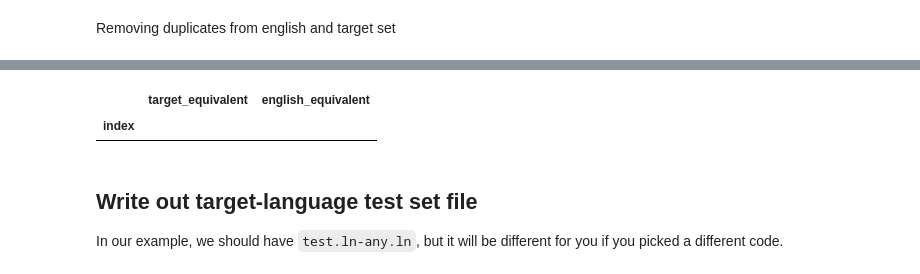
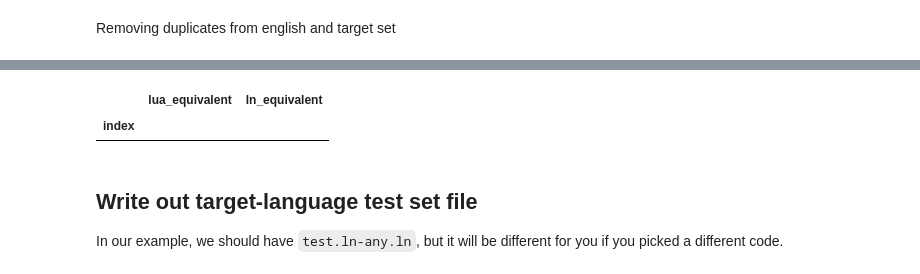
Before and after one commit to ai-drc/RDC-Mobongoli, a Jupyter notebook: jw300_utils/building_global_test_set.ipynb, the cells around one changed output, grey strips where cells are left out. Cells and saved outputs as stored; diff of their text form; code cells hidden in the pictures.

```diff
--- a/jw300_utils/building_global_test_set.ipynb
+++ b/jw300_utils/building_global_test_set.ipynb
@@ -125,7 +125,7 @@ test.fr-any.fr      100%[===================>] 368.39K  --.-KB/s    in 0.06s
 # Read the test data to filter from train and dev splits.
 # Store english portion in set for quick filtering checks.
 en_test_sents = set()
-filter_test_sents = "test.fr-any.fr"
+filter_test_sents = f"test.{source_language}-any.{source_language}"
 j = 0
 with open(filter_test_sents) as f:
   for line in f:
@@ -235,7 +233,7 @@ Do the two look like they line up?
 
 Let's get a sample from the end of the dataset
 # %%
-target_test_set = pd.DataFrame(zip(target_test.values(), english_sentences_in_global_test_set.values()), columns=['target_equivalent', 'english_equivalent'])
+target_test_set = pd.DataFrame(zip(target_test.values(), english_sentences_in_global_test_set.values()), columns=[f'{target_language}_equivalent', f'{source_language}_equivalent'])
 # %%
 target_test_set = target_test_set.reset_index()
 # %%
@@ -253,9 +251,9 @@ target_test_set.tail()
 # %% [markdown]
 Removing duplicates from english and target set
 # %%
-target_test_set = target_test_set.drop_duplicates(subset='target_equivalent')
+target_test_set = target_test_set.drop_duplicates(subset=f'{target_language}_equivalent')
 # %%
-target_test_set = target_test_set.drop_duplicates(subset='english_equivalent')
+target_test_set = target_test_set.drop_duplicates(subset=f'{source_language}_equivalent')
 # %%
 target_test_set.head()
 # %% [output]
@@ -273,7 +271,7 @@ target_test_set.shape
 # %%
-target_test_set.loc[~target_test_set.english_equivalent.isin(en_test_sents)]
+target_test_set.loc[~target_test_set[f'{source_language}_equivalent'].isin(en_test_sents)]
 # %% [output]
-|  | target_equivalent | english_equivalent |
+|  | lua_equivalent | ln_equivalent |
 | index |  |  |
 # %% [markdown]
 ## Write out target-language test set file
```
Also changed, not shown: parts of 21 cells of this notebook.
